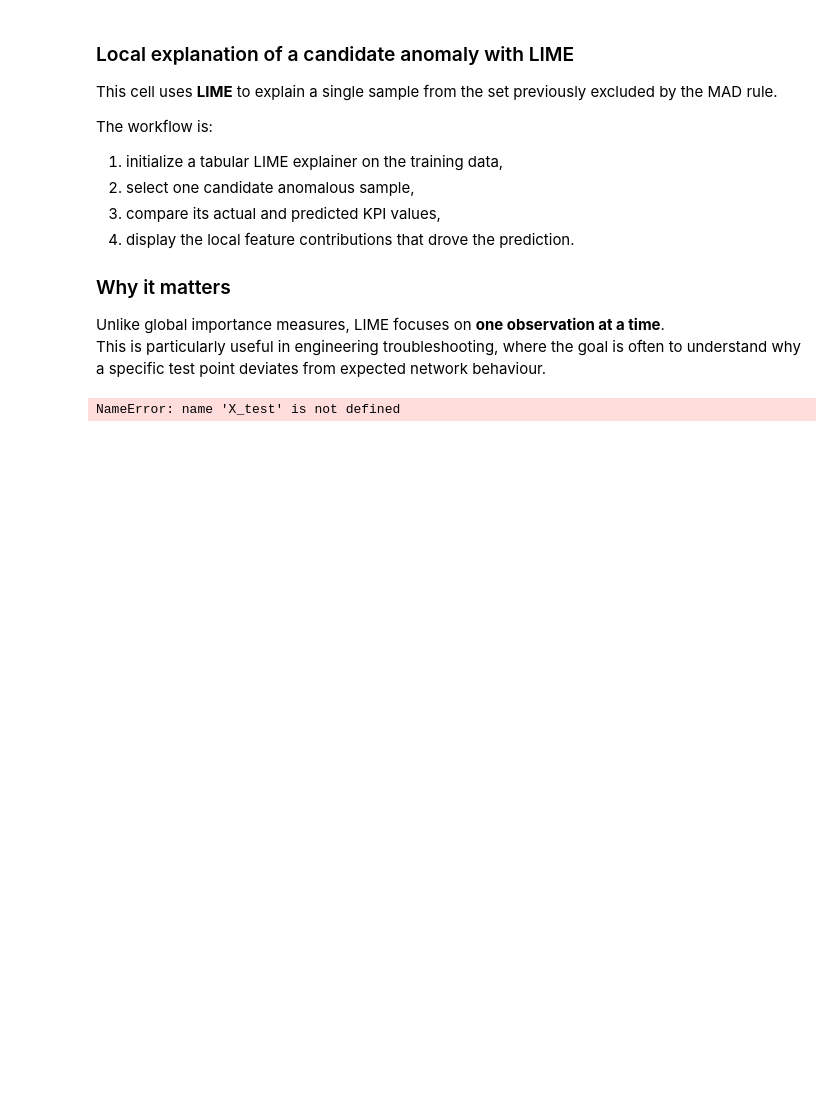
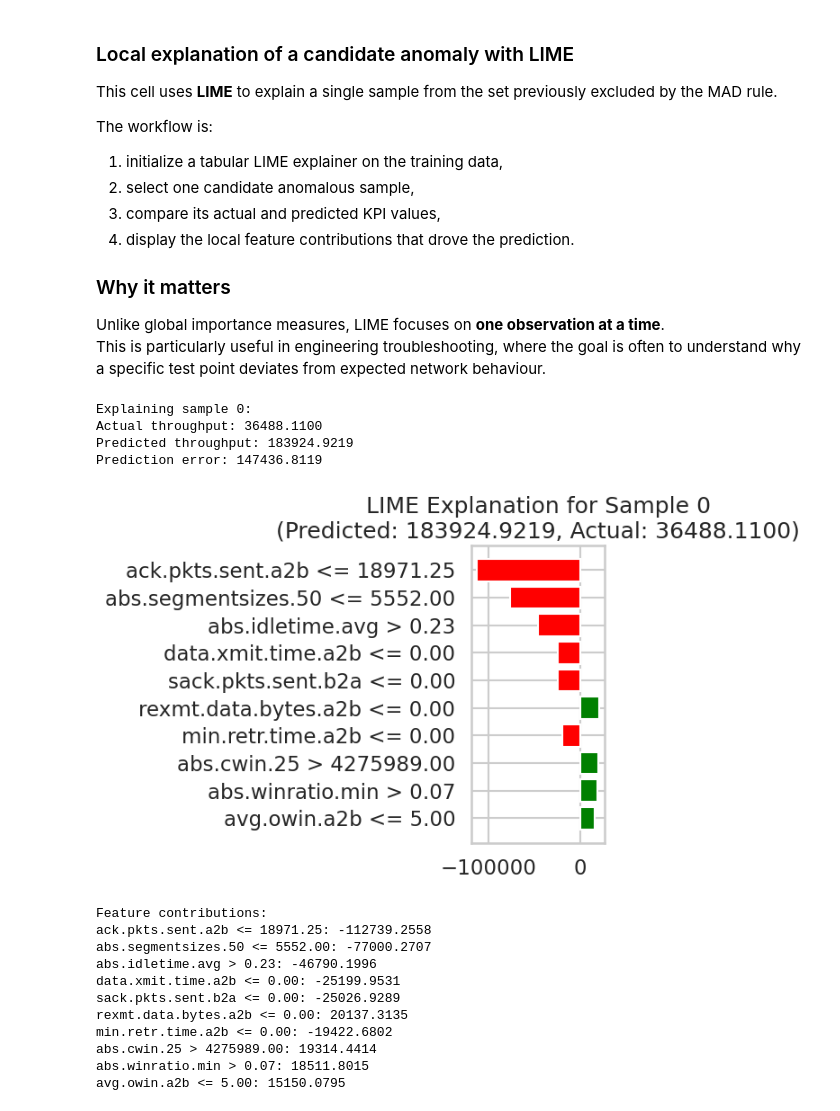
Before and after one commit to JuanMarcosRamirez/xmlad, a Jupyter notebook: 03_explainability.ipynb, the cells around one changed output. Cells and saved outputs as stored; diff of their text form; code cells hidden in the pictures; blank space fills up the shorter version.

```diff
--- a/03_explainability.ipynb
+++ b/03_explainability.ipynb
@@ -496,6 +484,10 @@ Unlike global importance measures, LIME focuses on **one observation at a time**
 This is particularly useful in engineering troubleshooting, where the goal is often to understand why a specific test point deviates from expected network behaviour.
 # %%
 from lime.lime_tabular import LimeTabularExplainer
+
+X_test = data.loc[~mask, data.columns != target_kpi].values
+y_test = data.loc[~mask, target_kpi].values
+y_test_pred = best_model.predict(X_test)
 
 # Create LIME explainer for regression
 explainer = LimeTabularExplainer(
@@ -507,31 +499,46 @@ explainer = LimeTabularExplainer(
 
 # Choose a sample to explain (let's use the first anomalous sample)
 sample_idx = 0  # Index of the sample to explain
 sample_to_explain = X_test[sample_idx].reshape(1, -1)
 actual_value = y_test[sample_idx]
 predicted_value = y_test_pred[sample_idx]
 
 print(f"Explaining sample {sample_idx}:")
 print(f"Actual throughput: {actual_value:.4f}")
 print(f"Predicted throughput: {predicted_value:.4f}")
 print(f"Prediction error: {abs(actual_value - predicted_value):.4f}")
 
 # Generate explanation
 exp = explainer.explain_instance(
     data_row=sample_to_explain[0],
     predict_fn=best_model.predict,
     num_features=10  # Show top 10 features
 )
 
 # Plot the explanation
 fig = exp.as_pyplot_figure()
 plt.title(f'LIME Explanation for Sample {sample_idx}\n(Predicted: {predicted_value:.4f}, Actual: {actual_value:.4f})')
 plt.tight_layout()
 plt.show()
 
 # Print the explanation details
 print("\nFeature contributions:")
 for feature, weight in exp.as_list():
     print(f"{feature}: {weight:.4f}")
 # %% [output]
-NameError: name 'X_test' is not defined
+Explaining sample 0:
+Actual throughput: 36488.1100
+Predicted throughput: 183924.9219
+Prediction error: 147436.8119
+[figure, added]
+Feature contributions:
+ack.pkts.sent.a2b <= 18971.25: -112739.2558
+abs.segmentsizes.50 <= 5552.00: -77000.2707
+abs.idletime.avg > 0.23: -46790.1996
+data.xmit.time.a2b <= 0.00: -25199.9531
+sack.pkts.sent.b2a <= 0.00: -25026.9289
+rexmt.data.bytes.a2b <= 0.00: 20137.3135
+min.retr.time.a2b <= 0.00: -19422.6802
+abs.cwin.25 > 4275989.00: 19314.4414
+abs.winratio.min > 0.07: 18511.8015
+avg.owin.a2b <= 5.00: 15150.0795
```
Also changed, not shown: parts of 1 cell of this notebook.
